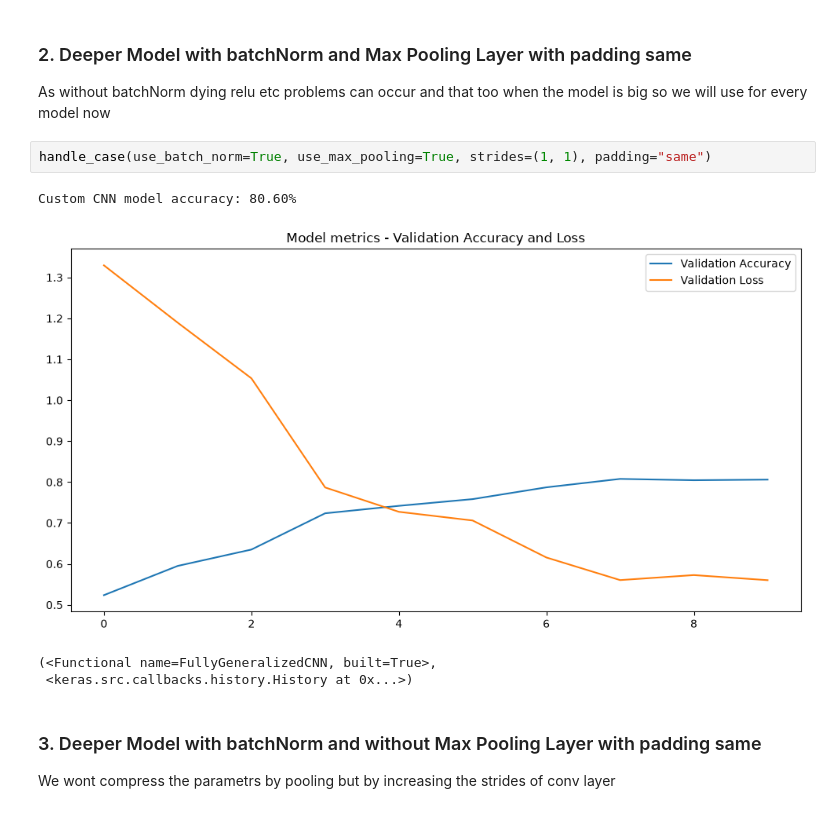
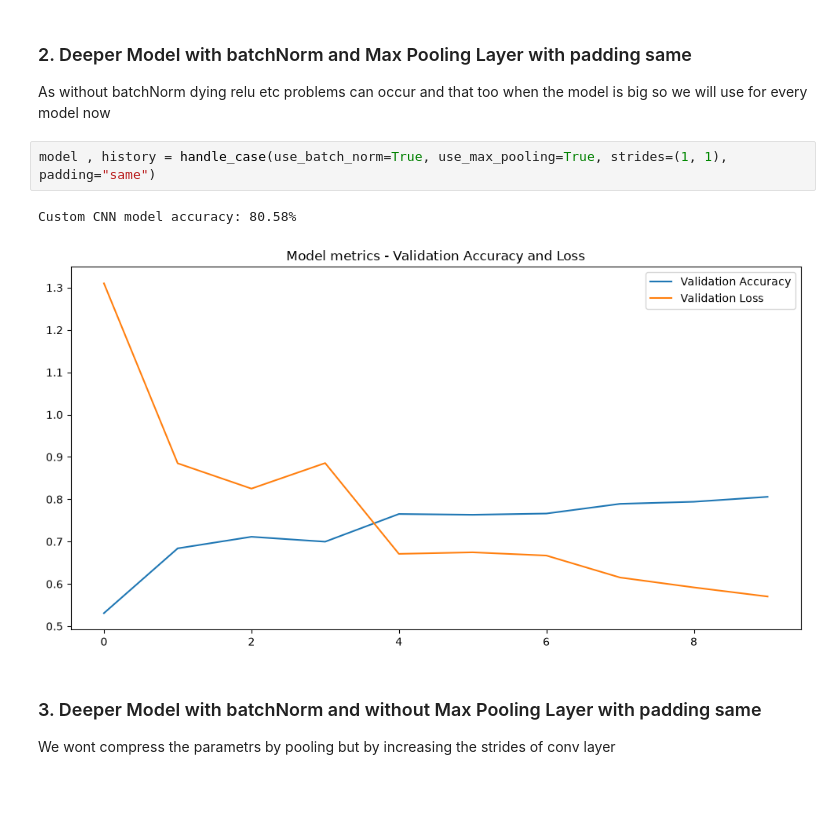
Before and after one commit to shivansh0209/cifar_cnn_classifier, a Jupyter notebook: notebooks/01_model_building.ipynb, the cells around one changed output. Drawn from its saved outputs; the diff is of its cells as text.

```diff
--- a/notebooks/01_model_building.ipynb
+++ b/notebooks/01_model_building.ipynb
@@ -123,12 +123,10 @@ Custom CNN model accuracy: 70.05%
 ### 2. Deeper Model with batchNorm and Max Pooling Layer with padding same
 As without batchNorm dying relu etc problems can occur and that too when the model is big so we will use for every model now
 # %%
-handle_case(use_batch_norm=True, use_max_pooling=True, strides=(1, 1), padding="same")
+model , history = handle_case(use_batch_norm=True, use_max_pooling=True, strides=(1, 1), padding="same")
 # %% [output]
-Custom CNN model accuracy: 80.60%
+Custom CNN model accuracy: 80.58%
-[figure, old version]
+[figure, new version]
-(<Functional name=FullyGeneralizedCNN, built=True>,
- <keras.src.callbacks.history.History at 0x...>)
 # %% [markdown]
 ### 3. Deeper Model with batchNorm and without Max Pooling Layer with padding same
 We wont compress the parametrs by pooling but by increasing the strides of conv layer
```
Also changed, not shown: parts of 12 cells of this notebook, 2 other files.
